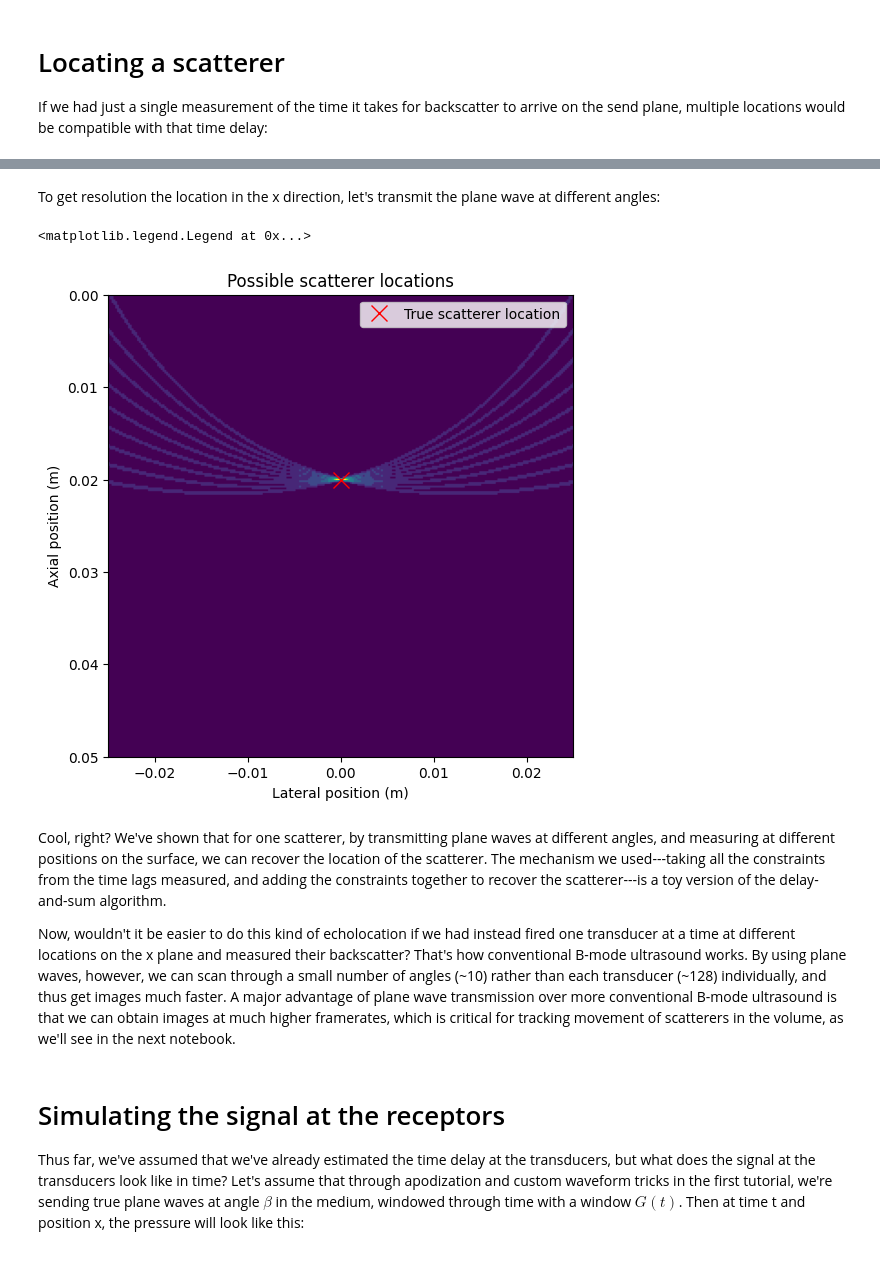
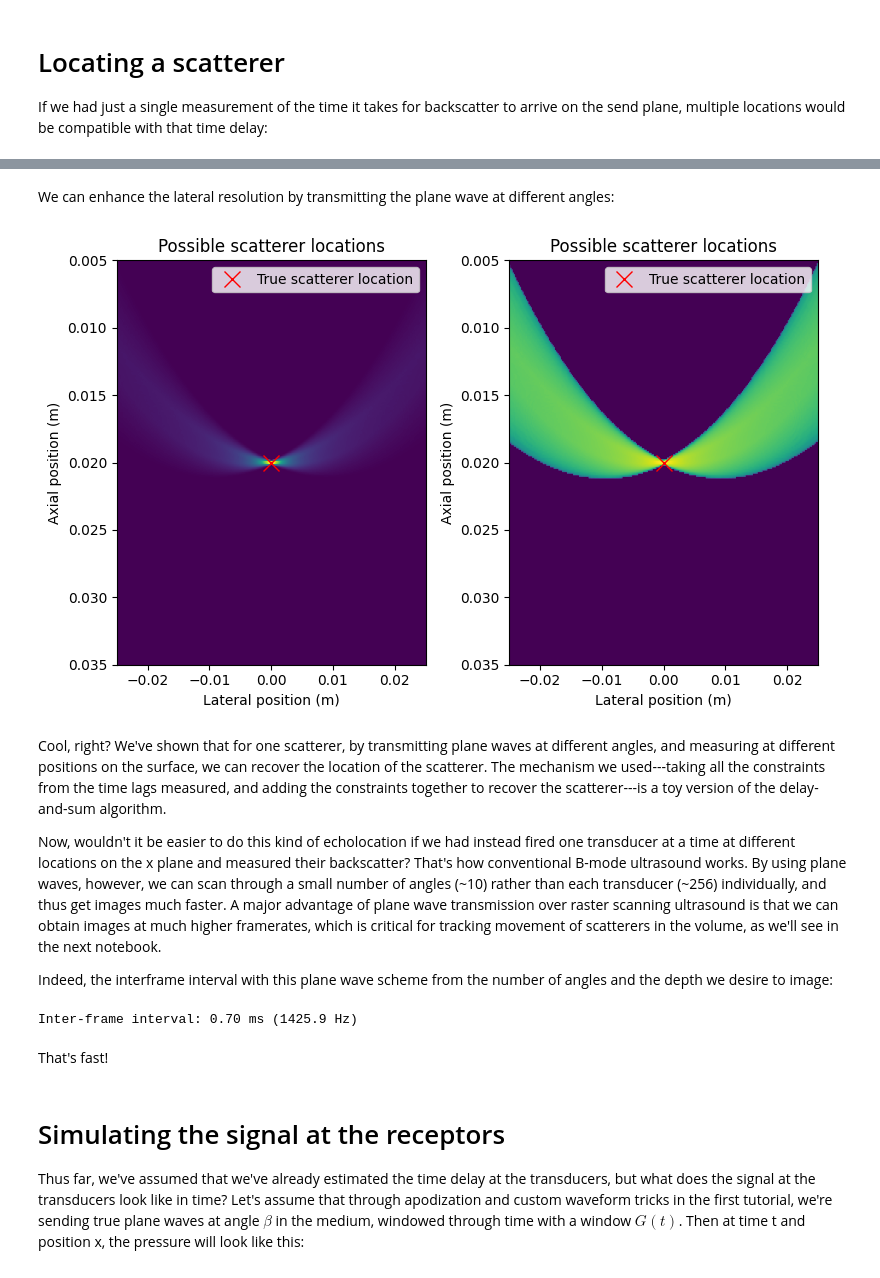
Before and after one commit to patrickmineault/fus, a Jupyter notebook: 02 - Structural Reconstruction.ipynb, the cells around one changed output, grey strips where cells are left out. Saved outputs shown, nothing was run; the diff lists cells and outputs as text; code cells hidden in the pictures.

```diff
--- a/02 - Structural Reconstruction.ipynb
+++ b/02 - Structural Reconstruction.ipynb
@@ -39,6 +45,11 @@ If we had just a single measurement of the time it takes for backscatter to arri
 # %%
 import numpy as np
 import matplotlib.pyplot as plt
+from dataclasses import dataclass
+import scipy.signal
+from scipy.signal import fftconvolve
+import matplotlib.pyplot as plt
+from typing import Sequence, Tuple, Optional, Literal
 
 c = 1540  # speed of sound in m/s
 x = 0
@@ -47,7 +58,7 @@ delta_t = (z_0 + np.sqrt(z_0**2 + x_0**2)) / c
 
 L = 0.05
 n_points = 256
-z_range = np.linspace(0, L, n_points)
+z_range = np.linspace(.005, .035, n_points)
 x_range = np.linspace(-L/2, L/2, n_points)
 
 xi, zi = np.meshgrid(x_range, z_range, indexing='xy')
@@ -74,15 +85,14 @@ Call that the "cone of confusion". With multiple measurements along the x axis,
 c = 1540  # speed of sound in m/s
 cone_of_confusion = 0
 
-for x in np.linspace(-0.02, 0.02, 64, endpoint=True):
+dx = 0.0001
+elem_pos = np.arange(-64, 64) * dx
+for x in elem_pos:
     x_0, z_0 = 0, 0.02
-    delta_t = (z_0 + np.sqrt(z_0**2 + x_0**2)) / c
+    delta_t = (z_0 + np.sqrt(z_0**2 + (x_0 - x)**2)) / c
 
     L = 0.05
     n_points = 256
-    z_range = np.linspace(0, L, n_points)
-    x_range = np.linspace(-L/2, L/2, n_points)
-
     xi, zi = np.meshgrid(x_range, z_range, indexing='xy')
 
     delta_ts = (zi + np.sqrt(zi**2 + (xi - x)**2)) / c
@@ -104,41 +114,62 @@ plt.legend()
 # %% [markdown]
-To get resolution the location in the x direction, let's transmit the plane wave at different angles:
+We can enhance the lateral resolution by transmitting the plane wave at different angles:
 # %%
 c = 1540  # speed of sound in m/s
 cone_of_confusion = 0
 
-for beta in np.linspace(-np.pi/6, np.pi/6, 9, endpoint=True):
-    for x in np.linspace(-0.02, 0.02, 64, endpoint=True):
+for beta in np.deg2rad(np.linspace(-8, 8, 9, endpoint=True)):
+    for x in elem_pos:
         x_0, z_0 = 0, 0.02
-        delta_t = (z_0 * np.cos(beta) + x_0 * np.sin(beta) + np.sqrt(z_0**2 + x_0**2)) / c
+        delta_t = (z_0 * np.cos(beta) + x_0 * np.sin(beta) + np.sqrt(z_0**2 + (x_0 - x)**2)) / c
 
         L = 0.05
         n_points = 256
-        z_range = np.linspace(0, L, n_points)
-        x_range = np.linspace(-L/2, L/2, n_points)
 
         xi, zi = np.meshgrid(x_range, z_range, indexing='xy')
 
-        delta_ts = (zi * np.cos(beta) + xi * np.sin(beta) + np.sqrt(zi**2 + xi**2)) / c
+        delta_ts = (zi * np.cos(beta) + xi * np.sin(beta) + np.sqrt(zi**2 + (xi - x)**2)) / c
 
         cone_of_confusion += np.abs(delta_ts - delta_t) < 2e-7
 
-plt.figure(figsize=(6, 6))
+plt.figure(figsize=(8, 5))
+plt.subplot(121)
 plt.imshow(cone_of_confusion, extent=[x_range[0], x_range[-1], z_range[-1], z_range[0]], aspect='auto')
 plt.title("Possible scatterer locations")
 plt.xlabel("Lateral position (m)")
 plt.ylabel("Axial position (m)")
 plt.xlim(-.025, .025)
 
 plt.plot(x_0, z_0, 'rx', markersize=12, label="True scatterer location")
 plt.legend()
+
+plt.subplot(122)
+plt.imshow(np.log(cone_of_confusion + 1e-2), extent=[x_range[0], x_range[-1], z_range[-1], z_range[0]], aspect='auto')
+plt.title("Possible scatterer locations")
+plt.xlabel("Lateral position (m)")
+plt.ylabel("Axial position (m)")
+plt.xlim(-.025, .025)
+
+plt.plot(x_0, z_0, 'rx', markersize=12, label="True scatterer location")
+plt.legend()
+plt.tight_layout()
 # %% [output]
-<matplotlib.legend.Legend at 0x...>
-[figure, old version]
+[figure, new version]
 # %% [markdown]
 Cool, right? We've shown that for one scatterer, by transmitting plane waves at different angles, and measuring at different positions on the surface, we can recover the location of the scatterer. The mechanism we used---taking all the constraints from the time lags measured, and adding the constraints together to recover the scatterer---is a toy version of the delay-and-sum algorithm.
 
-Now, wouldn't it be easier to do this kind of echolocation if we had instead fired one transducer at a time at different locations on the x plane and measured their backscatter? That's how conventional B-mode ultrasound works. By using plane waves, however, we can scan through a small number of angles (~10) rather than each transducer (~128) individually, and thus get images much faster. A major advantage of plane wave transmission over more conventional B-mode ultrasound is that we can obtain images at much higher framerates, which is critical for tracking movement of scatterers in the volume, as we'll see in the next notebook.
+Now, wouldn't it be easier to do this kind of echolocation if we had instead fired one transducer at a time at different locations on the x plane and measured their backscatter? That's how conventional B-mode ultrasound works. By using plane waves, however, we can scan through a small number of angles (~10) rather than each transducer (~256) individually, and thus get images much faster. A major advantage of plane wave transmission over raster scanning ultrasound is that we can obtain images at much higher framerates, which is critical for tracking movement of scatterers in the volume, as we'll see in the next notebook.
+
+Indeed, the interframe interval with this plane wave scheme from the number of angles and the depth we desire to image:
+# %%
+depth = 0.05  # m
+n_angles = 9
+padding = 1.2
+inter_frame_interval = padding * 2 * depth * n_angles / c
+print(f"Inter-frame interval: {inter_frame_interval*1e3:.2f} ms ({1/inter_frame_interval:.1f} Hz)")
+# %% [output]
+Inter-frame interval: 0.70 ms (1425.9 Hz)
+# %% [markdown]
+That's fast!
 # %% [markdown]
 # Simulating the signal at the receptors
 
```
Also changed, not shown: parts of 20 cells of this notebook.
